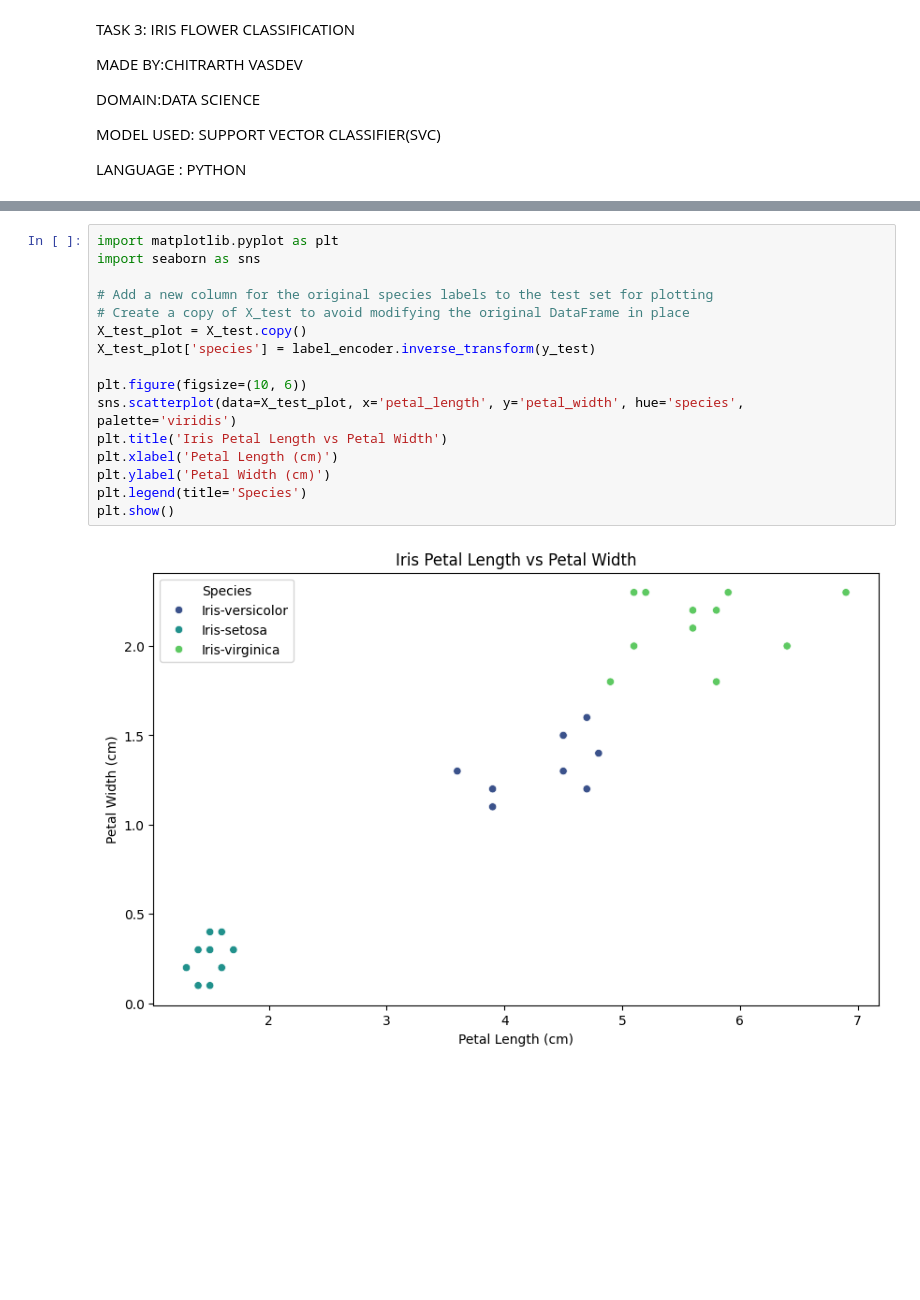
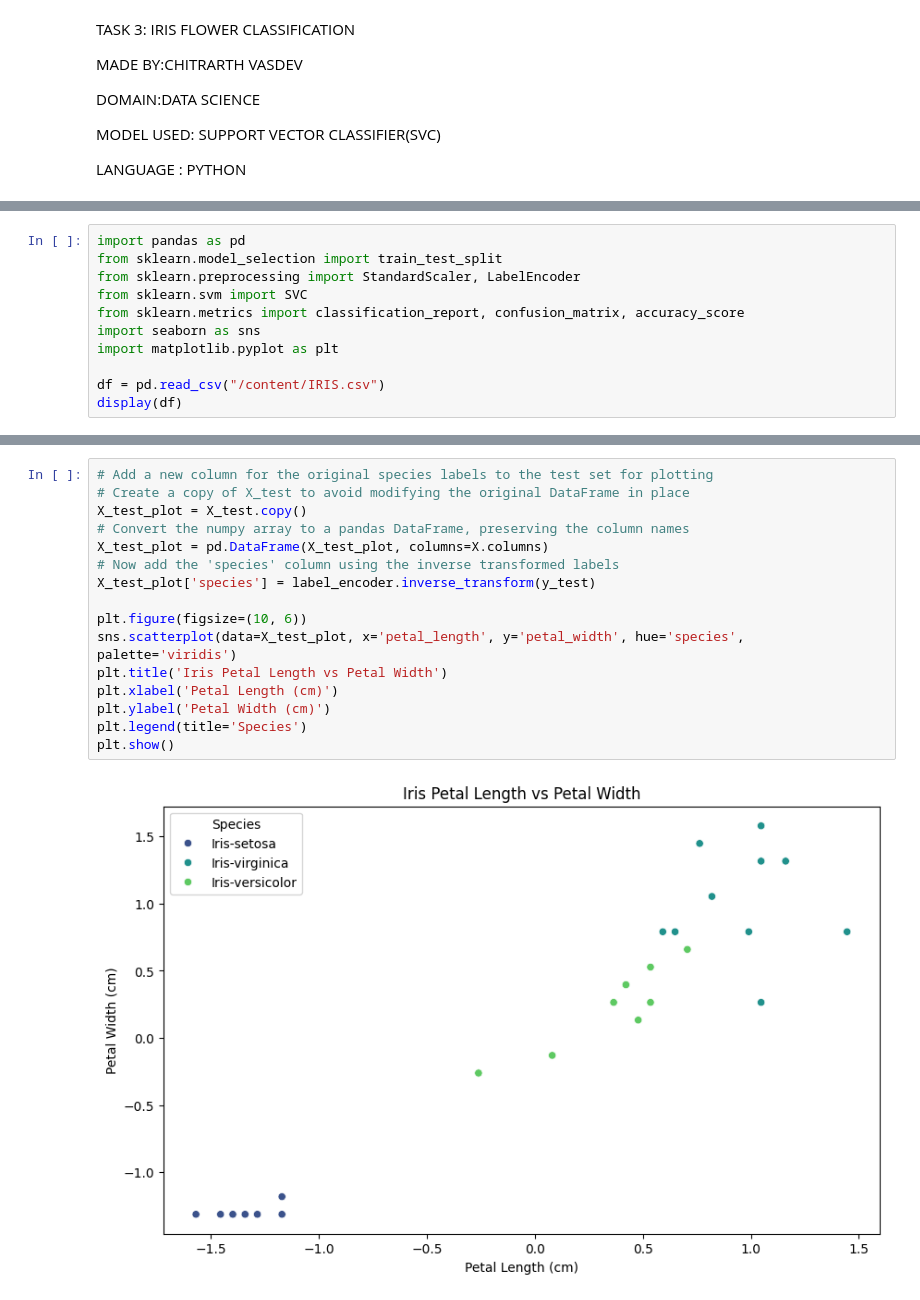
Before and after one commit to ChitrarthVasdev/CODSOFT, a Jupyter notebook: irisflowerprediction.ipynb, the cells around one changed output, grey strips where cells are left out. Saved outputs shown, nothing was run; the diff lists cells and outputs as text; blank space fills up the shorter version.

```diff
--- a/irisflowerprediction.ipynb
+++ b/irisflowerprediction.ipynb
@@ -64,0 +13,11 @@ Confusion Matrix:
+# %%
+import pandas as pd
+from sklearn.model_selection import train_test_split
+from sklearn.preprocessing import StandardScaler, LabelEncoder
+from sklearn.svm import SVC
+from sklearn.metrics import classification_report, confusion_matrix, accuracy_score
+import seaborn as sns
+import matplotlib.pyplot as plt
+
+df = pd.read_csv("/content/IRIS.csv")
+display(df)
@@ -65,19 +104,19 @@ Confusion Matrix:
 # %%
-import matplotlib.pyplot as plt
-import seaborn as sns
-
 # Add a new column for the original species labels to the test set for plotting
 # Create a copy of X_test to avoid modifying the original DataFrame in place
 X_test_plot = X_test.copy()
+# Convert the numpy array to a pandas DataFrame, preserving the column names
+X_test_plot = pd.DataFrame(X_test_plot, columns=X.columns)
+# Now add the 'species' column using the inverse transformed labels
 X_test_plot['species'] = label_encoder.inverse_transform(y_test)
 
 plt.figure(figsize=(10, 6))
 sns.scatterplot(data=X_test_plot, x='petal_length', y='petal_width', hue='species', palette='viridis')
 plt.title('Iris Petal Length vs Petal Width')
 plt.xlabel('Petal Length (cm)')
 plt.ylabel('Petal Width (cm)')
 plt.legend(title='Species')
 plt.show()
 # %% [output]
-[figure, old version]
+[figure, new version]
 # %%
```
Also changed, not shown: parts of 4 cells of this notebook.
